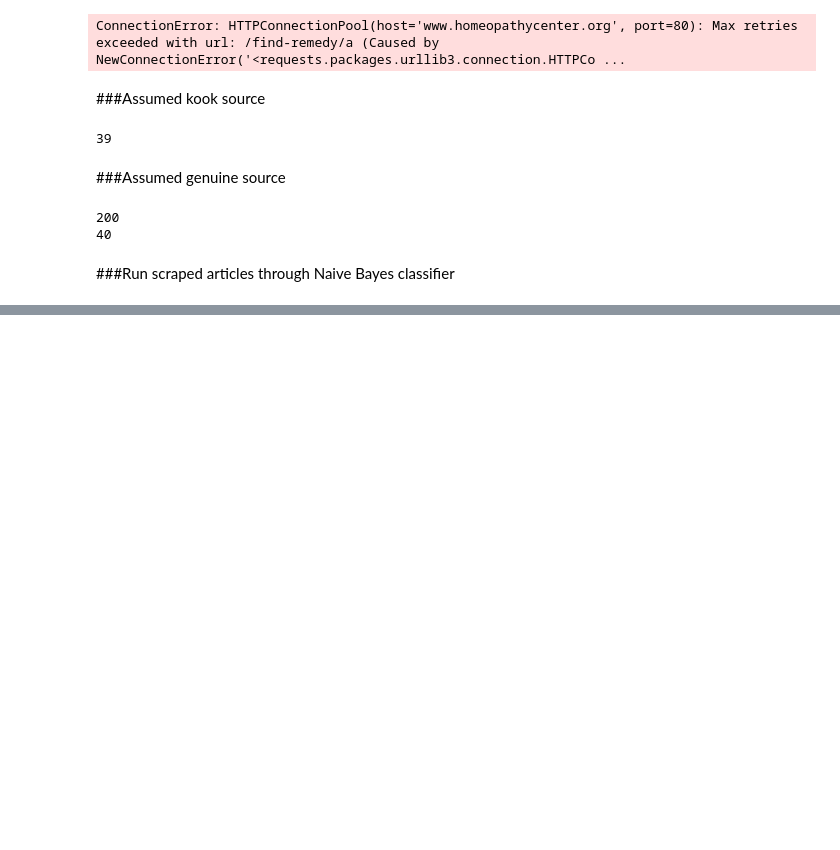
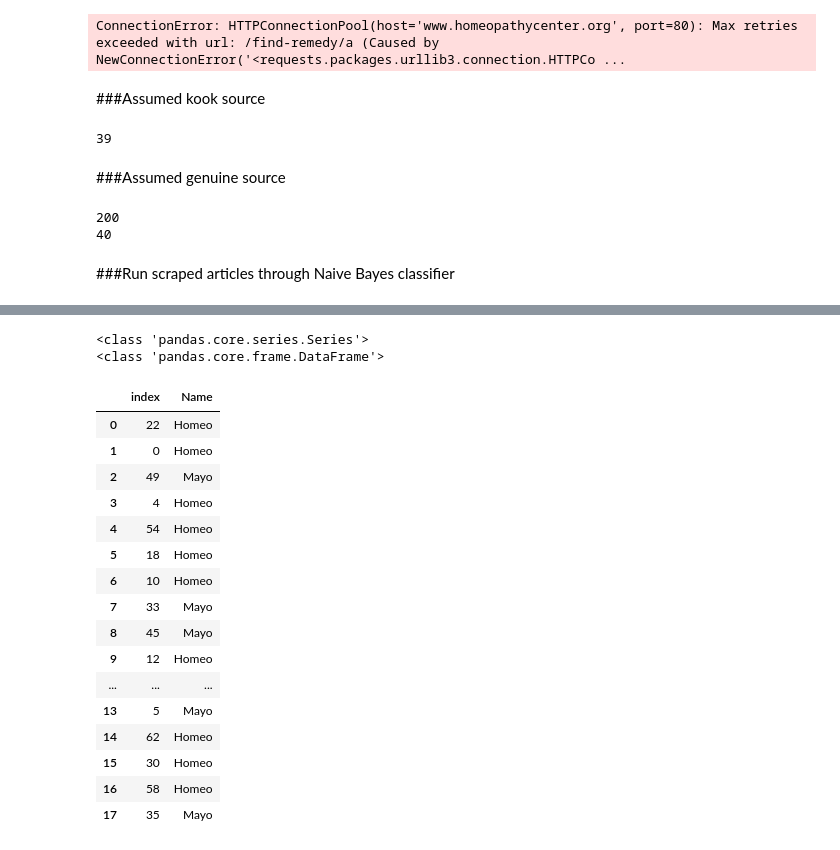
Before and after one commit to MarkRegalla27/Health_Information, a Jupyter notebook: Classifier.ipynb, the cells around one changed output, grey strips where cells are left out. Drawn from its saved outputs; the diff is of its cells as text; code cells hidden in the pictures; blank space fills up the shorter version.

```diff
--- a/Classifier.ipynb
+++ b/Classifier.ipynb
@@ -208,11 +192,11 @@ for article in os.listdir('/users/markregalla/desktop/metis/Project4/HomeoArticl
         stuff = myfile.read()
     myfile.close
     if stuff != '':
-        Homeo_list.append(stuff.decode("ascii", "ignore"))
+        Homeo_list.append(str(stuff.decode("ascii", "ignore")))
     k += 1
     if k == 35:
         break
-print Homeo_list
+#print Homeo_list
 '''
 total_list = []
 for word in Homeo_list[0]:
@@ -261,0 +220,21 @@ x_back = mayo_train_vector.toarray()
+# %%
+all_articles = []
+all_labels = []
+for i in range(len(Homeo_word_token)):
+    Homeo_word_token[i]=str(Homeo_word_token[i]).replace("[","")
+    Homeo_word_token[i]=str(Homeo_word_token[i]).replace("]","")
+    all_articles.append(Homeo_word_token[i])
+    all_labels.append('Homeo')
+    Mayo_word_token[i]=str(Mayo_word_token[i]).replace("[","")
+    Mayo_word_token[i]=str(Mayo_word_token[i]).replace("]","")
+    all_articles.append(Mayo_word_token[i])
+    all_labels.append('Mayo')
+
+data = pd.DataFrame(columns=['Name','Text'])
+data.Name=all_labels
+data.Text=all_articles
+# %%
+vectorizer = CountVectorizer()  #ngram_range=(1,2))
+vectorizer.fit(data.Text)
+x = vectorizer.transform(data.Text)
+data.head(10)
@@ -262,6 +253,5 @@ x_back = mayo_train_vector.toarray()
 # %%
-X = Mayo_word_token
-y = Homeo_word_token
-X_train, X_test, y_train, y_test = train_test_split(X, y, test_size=0.25, random_state=42)
-print X_train, X_test, y_train, y_test
+y = data.Name
+x_train, x_test, y_train, y_test = train_test_split(x, y, test_size=0.25, random_state=0)
+#print x_train, x_test, y_train, y_test
 # %% [output]
@@ -306,0 +259,25 @@ print(clf.predict(X[2:6]))
+# %%
+print type(y_test)
+y_test = y_test.reset_index()
+print type(y_test)
+y_test
+# %% [output]
+<class 'pandas.core.series.Series'>
+<class 'pandas.core.frame.DataFrame'>
+|  | index | Name |
+| 0 | 22 | Homeo |
+| 1 | 0 | Homeo |
+| 2 | 49 | Mayo |
+| 3 | 4 | Homeo |
+| 4 | 54 | Homeo |
+| 5 | 18 | Homeo |
+| 6 | 10 | Homeo |
+| 7 | 33 | Mayo |
+| 8 | 45 | Mayo |
+| 9 | 12 | Homeo |
+| ... | ... | ... |
+| 13 | 5 | Mayo |
+| 14 | 62 | Homeo |
+| 15 | 30 | Homeo |
+| 16 | 58 | Homeo |
+| 17 | 35 | Mayo |
```
Also changed, not shown: parts of 13 cells of this notebook, 1 other file.
